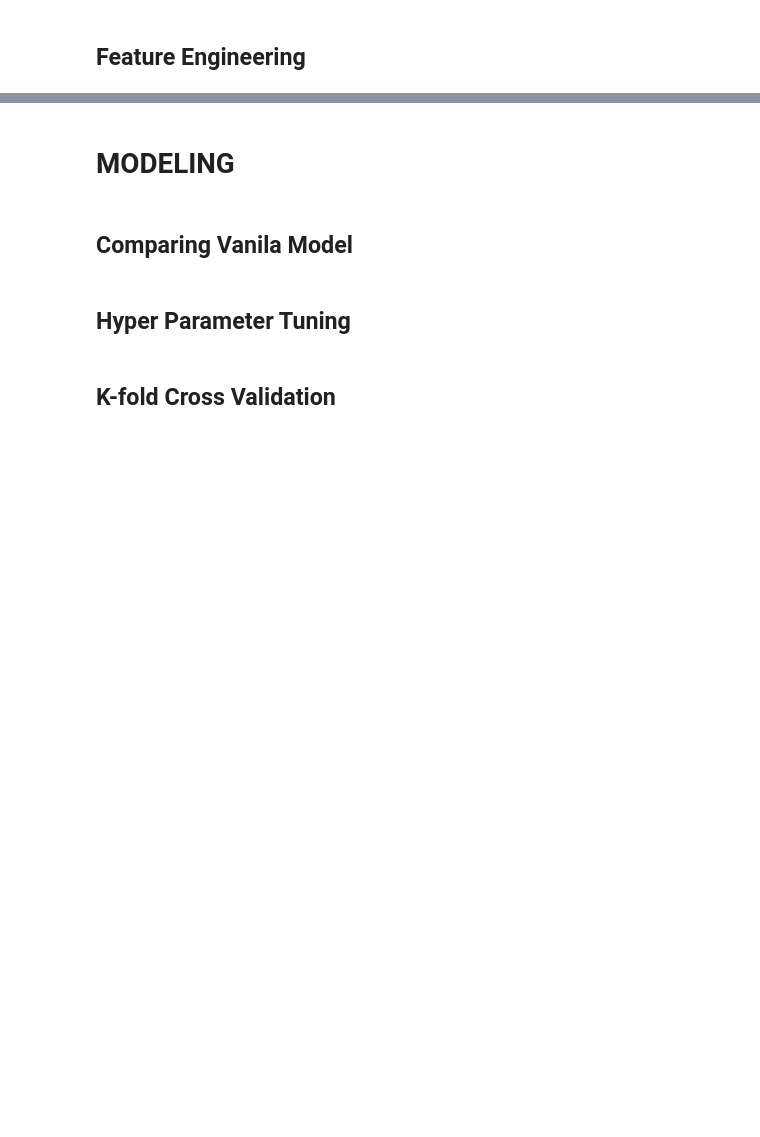
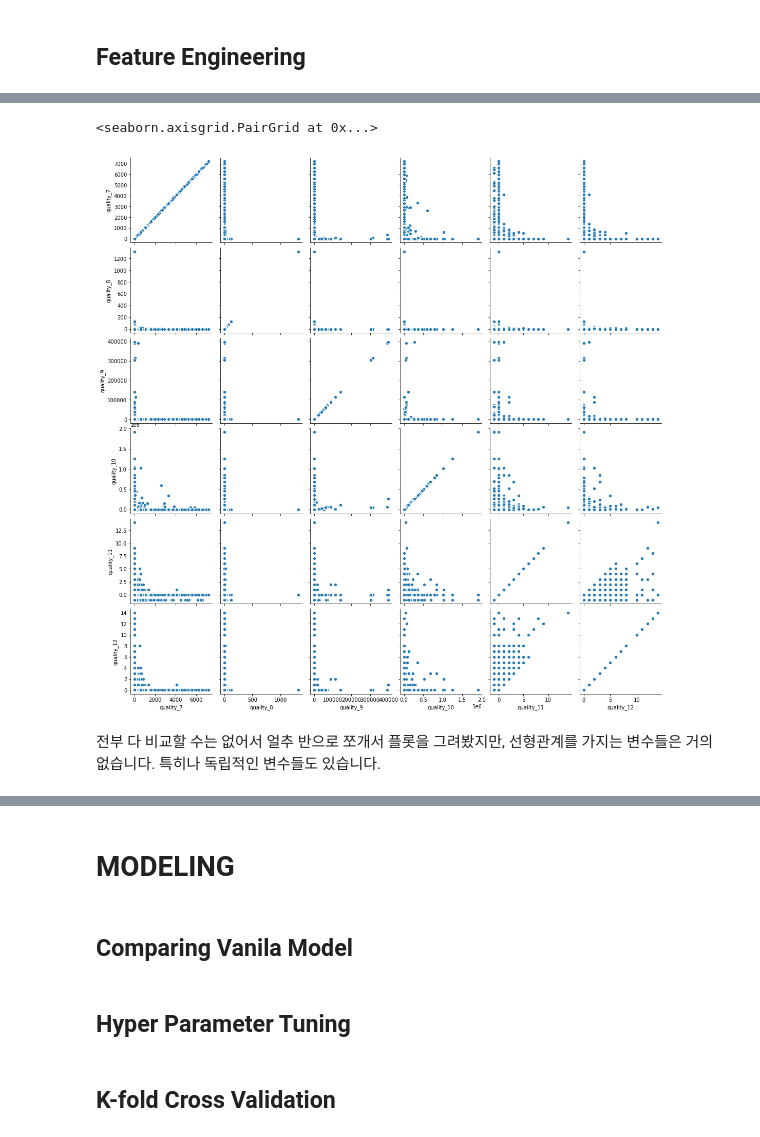
Before and after one commit to thinpig99/Comp_errorPredict, a Jupyter notebook: king_210108_BU-EDA-BASECODE.ipynb, the cells around one changed output, grey strips where cells are left out. Drawn from its saved outputs; the diff is of its cells as text; code cells hidden in the pictures; blank space fills up the shorter version.

```diff
--- a/king_210108_BU-EDA-BASECODE.ipynb
+++ b/king_210108_BU-EDA-BASECODE.ipynb
@@ -494,0 +1045,8 @@ Null data와 missing value 도 매우 많습니다.
+# %%
+g = sns.PairGrid(tt[plot_qaulity[5:]])
+g.map(sns.scatterplot)
+# %% [output]
+<seaborn.axisgrid.PairGrid at 0x...>
+[figure, added]
+# %% [markdown]
+전부 다 비교할 수는 없어서 얼추 반으로 쪼개서 플롯을 그려봤지만, 선형관계를 가지는 변수들은 거의 없습니다. 특히나 독립적인 변수들도 있습니다.
```
Also changed, not shown: parts of 114 cells of this notebook.
